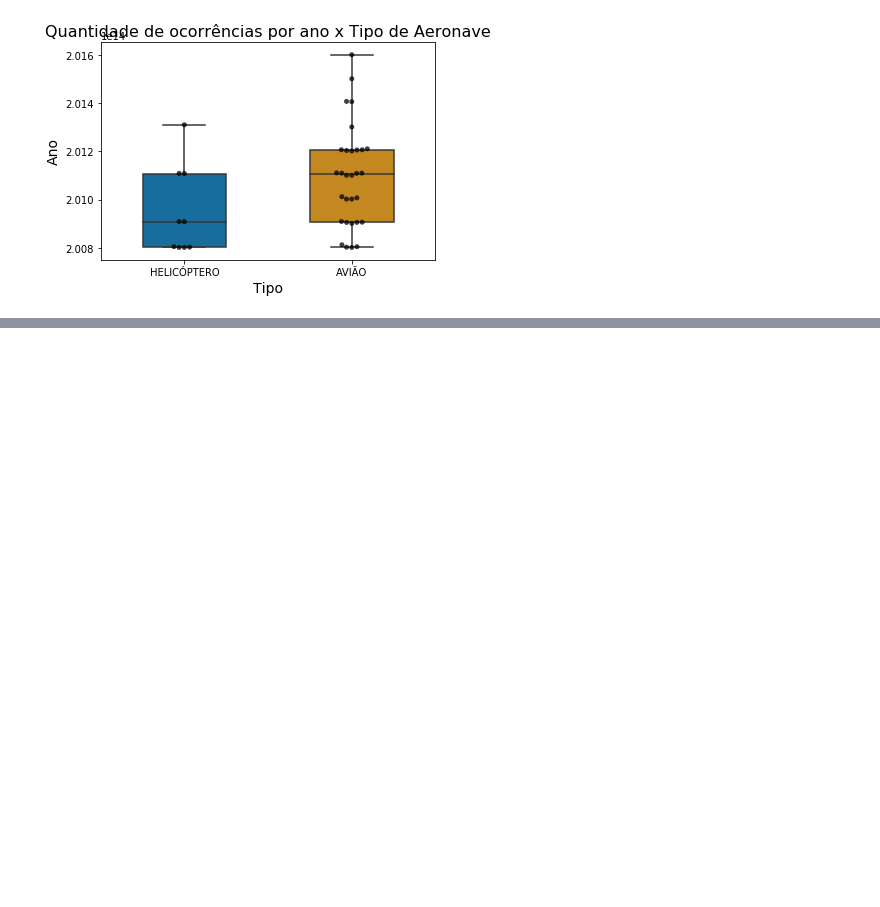
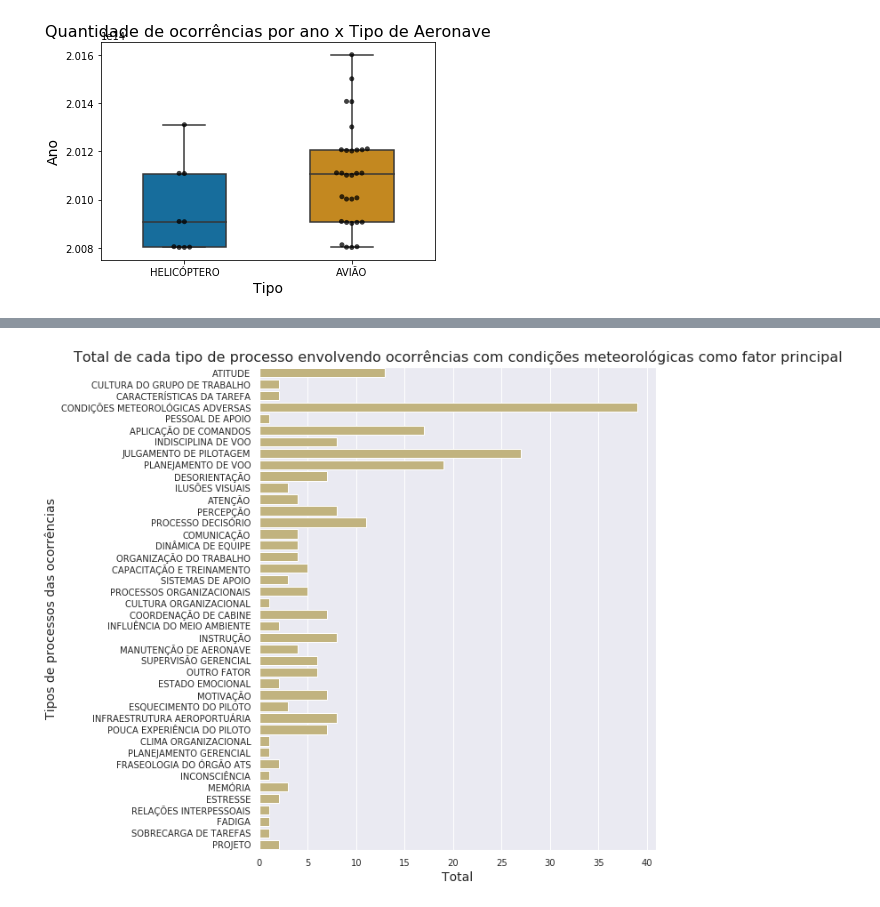
Before and after one commit to joao-damorim/.github.io, a Jupyter notebook: Dfly.ipynb, the cells around one changed output, grey strips where cells are left out. Saved outputs shown, nothing was run; the diff lists cells and outputs as text; code cells hidden in the pictures; blank space fills up the shorter version.

```diff
--- a/Dfly.ipynb
+++ b/Dfly.ipynb
@@ -487,3 +571,23 @@ bplot.tick_params(labelsize=10)
+# %%
+plt.figure(figsize=(8,10))
+
+bplot=sns.countplot(y="fator_nome_y", data=tabelao_40_fatores, color="y")
+
+
+bplot.axes.set_title("Total de cada tipo de processo envolvendo ocorrências com condições meteorológicas como fator principal",
+                    fontsize=16)
+
+bplot.set_xlabel("Total",
+                fontsize=14)
+
+bplot.set_ylabel("Tipos de processos das ocorrências",
+                fontsize=14)
+
+bplot.tick_params(labelsize=10)
+
+plt.show()
+# %% [output]
+[figure, added]
 # %%
 from folium import plugins
 coordenadas = []
```
Also changed, not shown: parts of 8 cells of this notebook.
